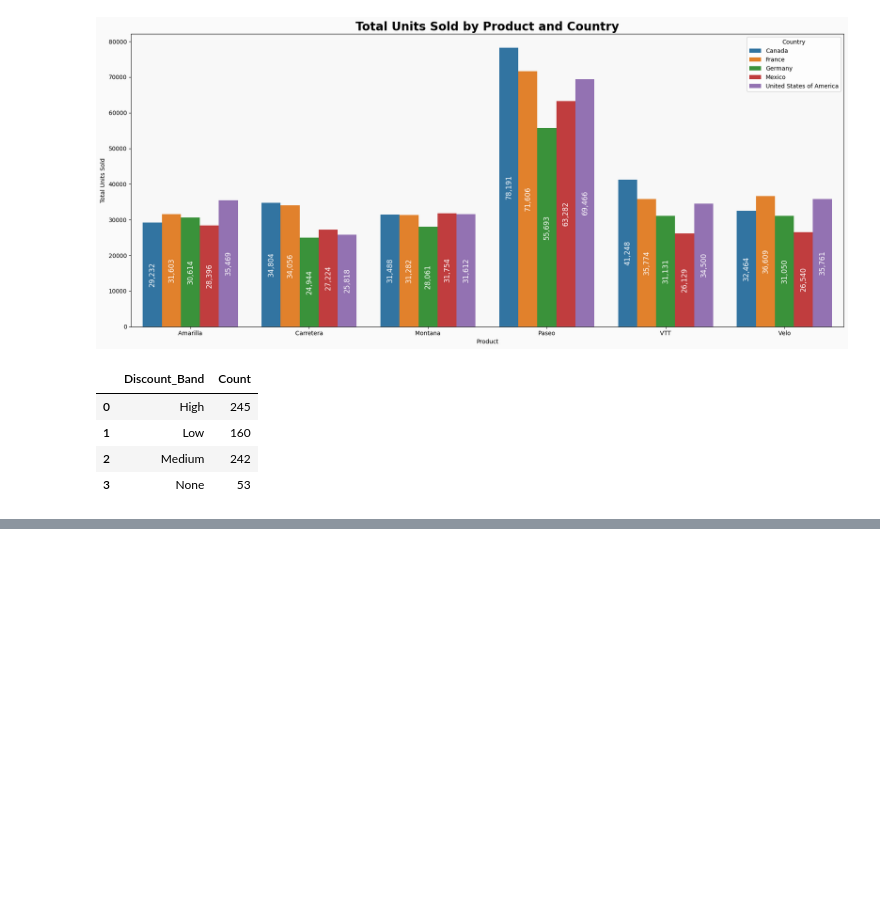
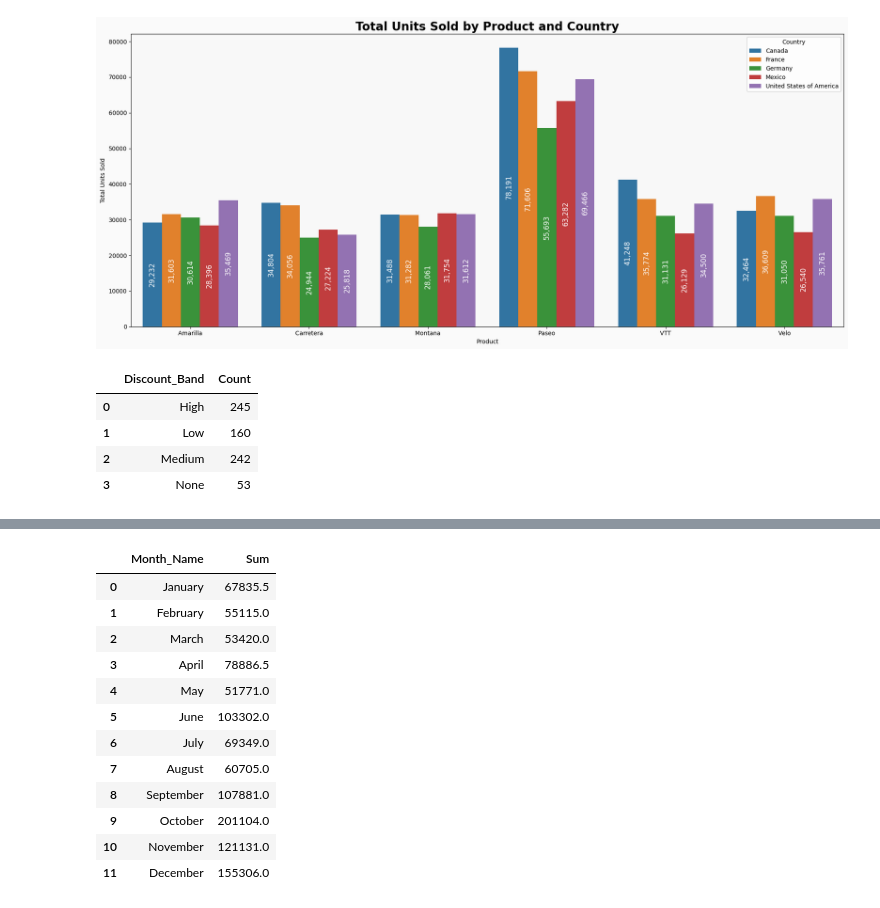
Before and after one commit to Lhecks/financial_analysts, a Jupyter notebook: main.ipynb, the cells around one changed output, grey strips where cells are left out. Cells and saved outputs as stored; diff of their text form; code cells hidden in the pictures; blank space fills up the shorter version.

```diff
--- a/main.ipynb
+++ b/main.ipynb
@@ -682,0 +786,27 @@ df_info
+# %%
+# Strip whitespace from Month_Name before grouping and categorizing
+df['Month_Name'] = df['Month_Name'].str.strip()
+
+# Create a monthly summary of units sold
+df_info_segment_monthly = df.groupby('Month_Name')['Units_Sold'].sum().reset_index(name='Sum')
+
+# Reorder the months according to calendar order
+month_order = ['January', 'February', 'March', 'April', 'May', 'June',
+               'July', 'August', 'September', 'October', 'November', 'December']
+df_info_segment_monthly['Month_Name'] = pd.Categorical(df_info_segment_monthly['Month_Name'], categories=month_order, ordered=True)
+df_info_segment_monthly = df_info_segment_monthly.sort_values('Month_Name').reset_index(drop=True)
+df_info_segment_monthly
+# %% [output]
+|  | Month_Name | Sum |
+| 0 | January | 67835.5 |
+| 1 | February | 55115.0 |
+| 2 | March | 53420.0 |
+| 3 | April | 78886.5 |
+| 4 | May | 51771.0 |
+| 5 | June | 103302.0 |
+| 6 | July | 69349.0 |
+| 7 | August | 60705.0 |
+| 8 | September | 107881.0 |
+| 9 | October | 201104.0 |
+| 10 | November | 121131.0 |
+| 11 | December | 155306.0 |
```
Also changed, not shown: parts of 8 cells of this notebook, 1 other file.
